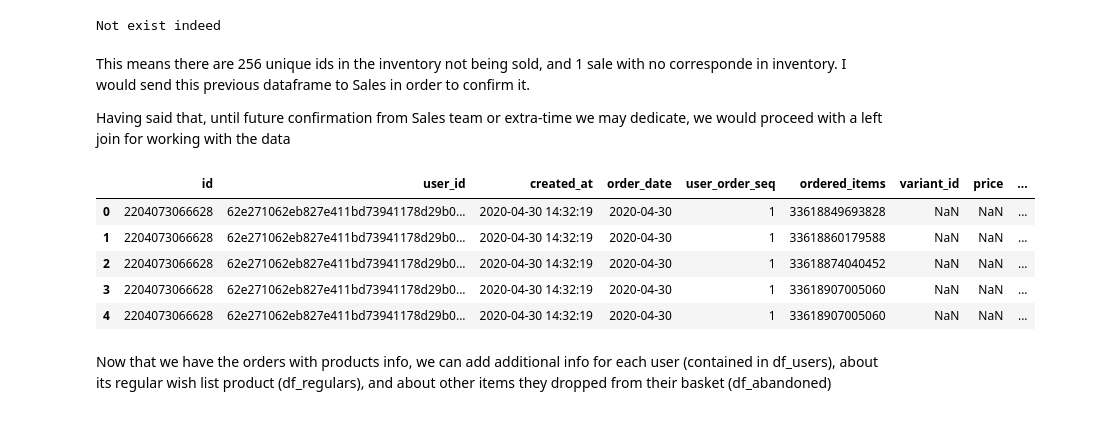
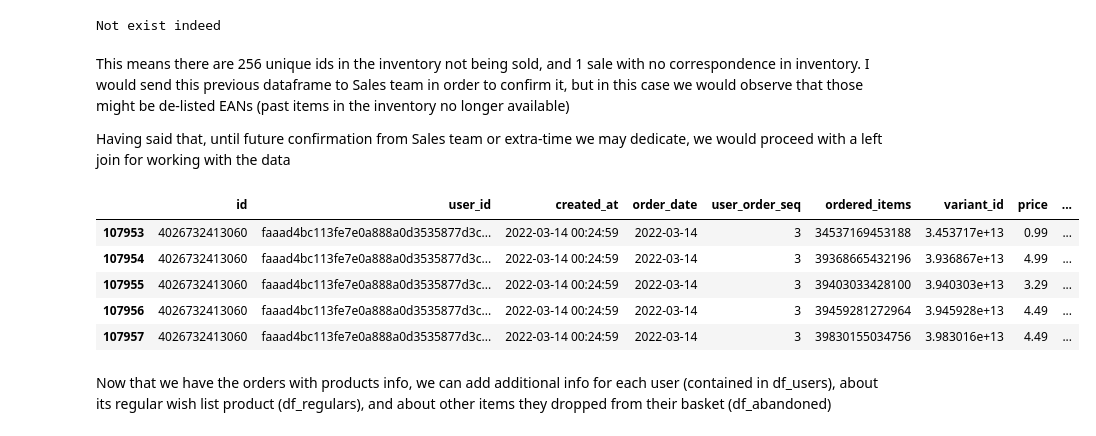
Before and after one commit to dan1dr/zrive-ds, a Jupyter notebook: src/module_2/module_2_part1.ipynb, the cells around one changed output. Drawn from its saved outputs; the diff is of its cells as text; code cells hidden in the pictures.

```diff
--- a/src/module_2/module_2_part1.ipynb
+++ b/src/module_2/module_2_part1.ipynb
@@ -366,19 +366,19 @@ if not (df_orders_unrolled['ordered_items'] == '39788282282116').any():
 # %% [output]
 Not exist indeed
 # %% [markdown]
-This means there are 256 unique ids in the inventory not being sold, and 1 sale with no corresponde in inventory. I would send this previous dataframe to Sales in order to confirm it.
+This means there are 256 unique ids in the inventory not being sold, and 1 sale with no correspondence in inventory. I would send this previous dataframe to Sales team in order to confirm it, but in this case we would observe that those might be de-listed EANs (past items in the inventory no longer available)
 
 Having said that, until future confirmation from Sales team or extra-time we may dedicate, we would proceed with a left join for working with the data
 # %%
 orders_with_inventory = df_orders_unrolled.merge(df_inventory, how='left',left_on='ordered_items', right_on='variant_id')
-orders_with_inventory.head()
+orders_with_inventory.tail()
 # %% [output]
 |  | id | user_id | created_at | order_date | user_order_seq | ordered_items | variant_id | price | ... |
-| 0 | 2204073066628 | 62e271062eb827e411bd73941178d29b0... | 2020-04-30 14:32:19 | 2020-04-30 | 1 | 33618849693828 | NaN | NaN | ... |
-| 1 | 2204073066628 | 62e271062eb827e411bd73941178d29b0... | 2020-04-30 14:32:19 | 2020-04-30 | 1 | 33618860179588 | NaN | NaN | ... |
-| 2 | 2204073066628 | 62e271062eb827e411bd73941178d29b0... | 2020-04-30 14:32:19 | 2020-04-30 | 1 | 33618874040452 | NaN | NaN | ... |
-| 3 | 2204073066628 | 62e271062eb827e411bd73941178d29b0... | 2020-04-30 14:32:19 | 2020-04-30 | 1 | 33618907005060 | NaN | NaN | ... |
-| 4 | 2204073066628 | 62e271062eb827e411bd73941178d29b0... | 2020-04-30 14:32:19 | 2020-04-30 | 1 | 33618907005060 | NaN | NaN | ... |
+| 107953 | 4026732413060 | faaad4bc113fe7e0a888a0d3535877d3c... | 2022-03-14 00:24:59 | 2022-03-14 | 3 | 34537169453188 | 3.453717e+13 | 0.99 | ... |
+| 107954 | 4026732413060 | faaad4bc113fe7e0a888a0d3535877d3c... | 2022-03-14 00:24:59 | 2022-03-14 | 3 | 39368665432196 | 3.936867e+13 | 4.99 | ... |
+| 107955 | 4026732413060 | faaad4bc113fe7e0a888a0d3535877d3c... | 2022-03-14 00:24:59 | 2022-03-14 | 3 | 39403033428100 | 3.940303e+13 | 3.29 | ... |
+| 107956 | 4026732413060 | faaad4bc113fe7e0a888a0d3535877d3c... | 2022-03-14 00:24:59 | 2022-03-14 | 3 | 39459281272964 | 3.945928e+13 | 4.49 | ... |
+| 107957 | 4026732413060 | faaad4bc113fe7e0a888a0d3535877d3c... | 2022-03-14 00:24:59 | 2022-03-14 | 3 | 39830155034756 | 3.983016e+13 | 4.49 | ... |
 # %% [markdown]
 Now that we have the orders with products info, we can add additional info for each user (contained in df_users), about its regular wish list product (df_regulars), and about other items they dropped from their basket (df_abandoned)
 # %% [markdown]
```
Also changed, not shown: parts of 20 cells of this notebook.
